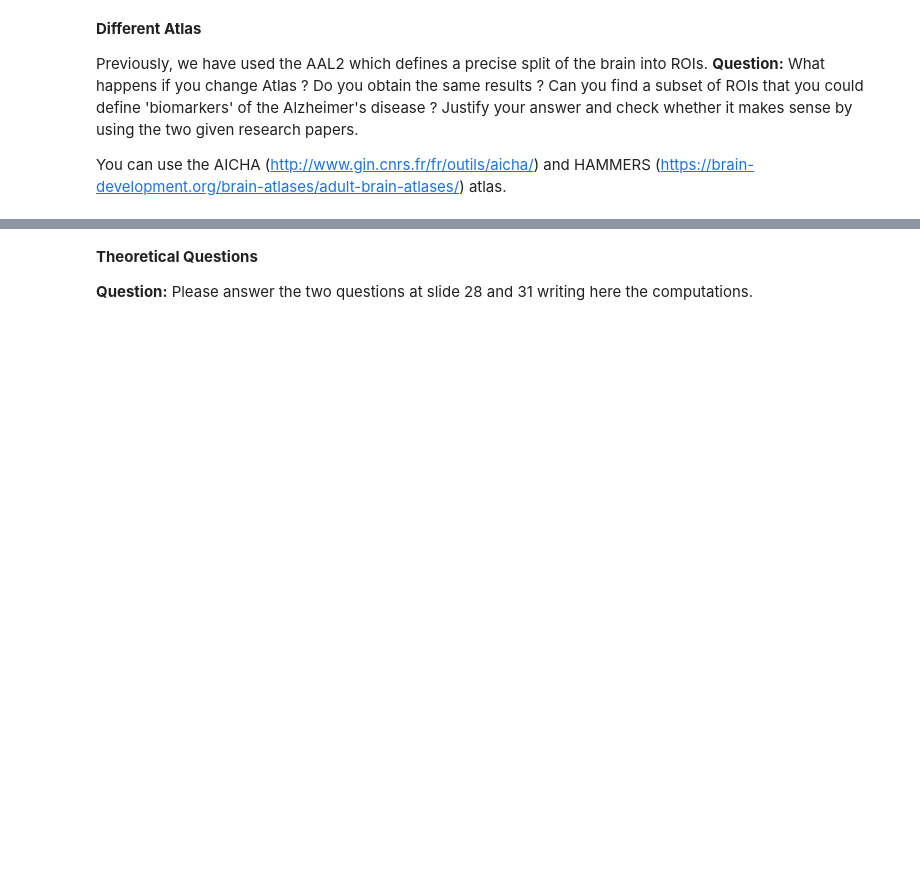
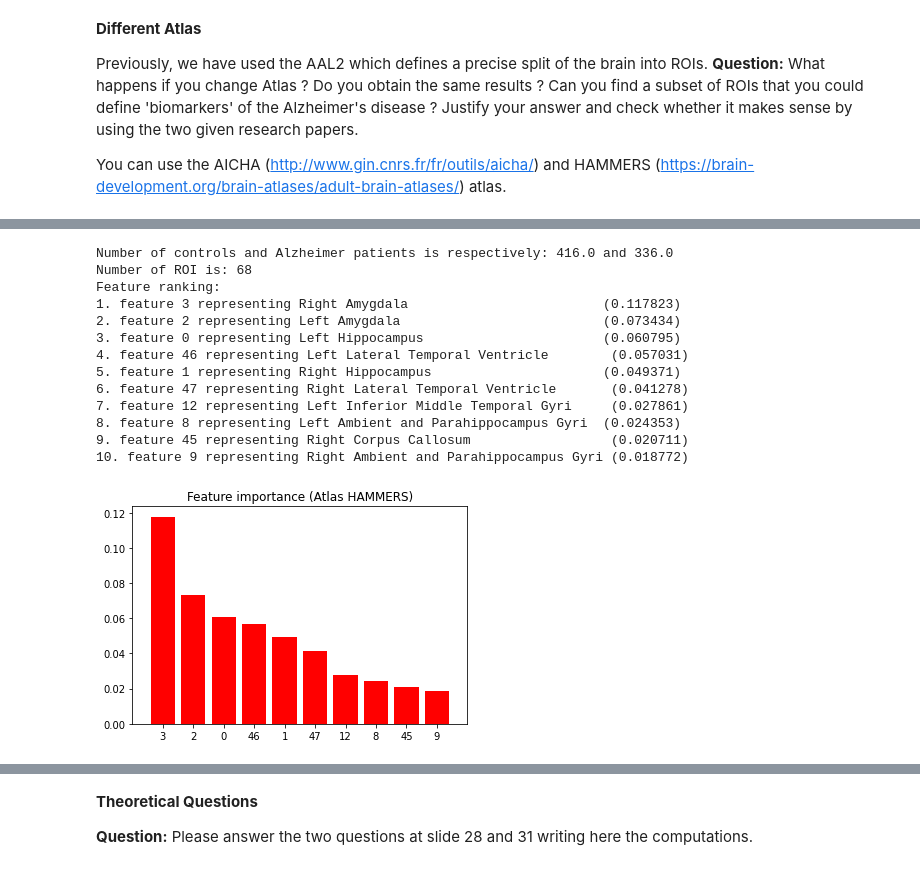
Before and after one commit to paulfyd/IMA, a Jupyter notebook: IMA205/TP4-Trees/TP_Trees.ipynb, the cells around one changed output, grey strips where cells are left out. Cells and saved outputs as stored; diff of their text form; code cells hidden in the pictures; blank space fills up the shorter version.

```diff
--- a/IMA205/TP4-Trees/TP_Trees.ipynb
+++ b/IMA205/TP4-Trees/TP_Trees.ipynb
@@ -545,0 +625,56 @@ XXXX
+# %%
+# Choose Atlas (here AICHA)
+X=T1HAMMERS
+labels=ROIlabelsHAMMERS
+atlas='./AtlasHAMMERS.nii'
+
+N,M = X.shape # number subjects and ROIs
+class_names = ["control","alzheimer"] # y=0, y=1
+
+print('Number of controls and Alzheimer patients is respectively: {0} and {1}'.format(N-np.sum(y), np.sum(y)))
+print('Number of ROI is: {0}'.format(M))
+
+# Scale data (each feature will have average equal to 0 and unit variance)
+
+scaler = StandardScaler()
+scaler.fit(X)
+X_scale=scaler.transform(X)
+
+# Create training and test set
+X_train, X_test, y_train, y_test = train_test_split(X_scale, np.ravel(y), test_size=0.33, random_state=42)
+
+best_params=grid_RF.best_params_
+RF = RandomForestClassifier(criterion="gini",min_samples_leaf=best_params["min_samples_leaf"],max_features=best_params["max_features"],n_estimators=best_params["n_estimators"], random_state=0)
+RF.fit(X_train,y_train)
+
+importances = RF.feature_importances_
+indices = np.argsort(importances)[::-1]
+
+# Print the feature ranking
+print("Feature ranking:")
+
+for f in range(10):
+    print("%d. feature %d representing %s (%f)" % (f + 1, indices[f], labels[indices[f]], importances[indices[f]]))
+
+# Plot the feature importances of the forest
+plt.figure()
+plt.title("Feature importance (Atlas HAMMERS)")
+plt.bar(range(10), importances[indices[0:10]], color="r", align="center")
+plt.xticks(range(10), indices[0:10])
+plt.xlim([-1, 10])
+plt.show()
+# %% [output]
+Number of controls and Alzheimer patients is respectively: 416.0 and 336.0
+Number of ROI is: 68
+Feature ranking:
+1. feature 3 representing Right Amygdala                         (0.117823)
+2. feature 2 representing Left Amygdala                          (0.073434)
+3. feature 0 representing Left Hippocampus                       (0.060795)
+4. feature 46 representing Left Lateral Temporal Ventricle        (0.057031)
+5. feature 1 representing Right Hippocampus                      (0.049371)
+6. feature 47 representing Right Lateral Temporal Ventricle       (0.041278)
+7. feature 12 representing Left Inferior Middle Temporal Gyri     (0.027861)
+8. feature 8 representing Left Ambient and Parahippocampus Gyri  (0.024353)
+9. feature 45 representing Right Corpus Callosum                  (0.020711)
+10. feature 9 representing Right Ambient and Parahippocampus Gyri (0.018772)
+[figure, added]
```
Also changed, not shown: parts of 19 cells of this notebook.
